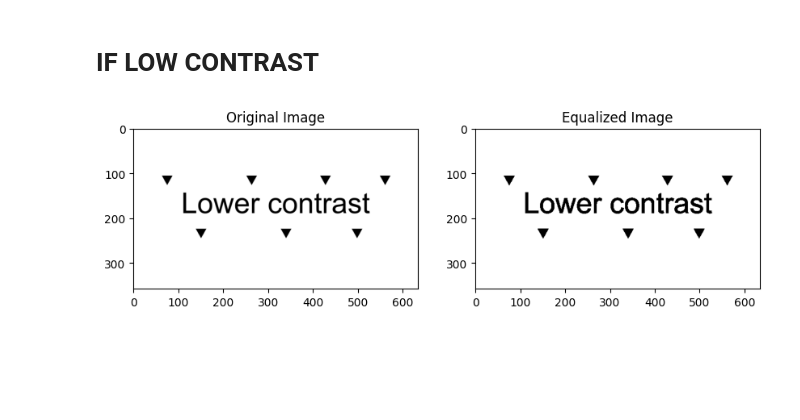
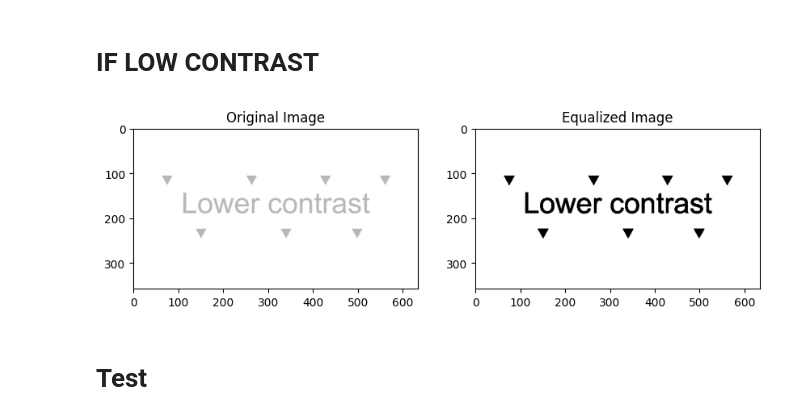
Before and after one commit to nosakail/OCR, a Jupyter notebook: experimental-framework/get_best_parameters.ipynb, the cells around one changed output. Cells and saved outputs as stored; diff of their text form; code cells hidden in the pictures; blank space fills up the shorter version.

```diff
--- a/experimental-framework/get_best_parameters.ipynb
+++ b/experimental-framework/get_best_parameters.ipynb
@@ -169,18 +168,22 @@ True
 # %% [markdown]
 # IF LOW CONTRAST
 # %%
+imgo = cv2.imread('test/low2.png')
+
 # Charger l'image
 img = cv2.imread('test/low2.png', cv2.IMREAD_GRAYSCALE)
 
 # Appliquer l'égalisation d'histogramme
 img_equalized = cv2.equalizeHist(img)
 
 # Afficher les images d'origine et égalisée côte à côte
 fig, axs = plt.subplots(1, 2, figsize=(10, 5))
-axs[0].imshow(img, cmap='gray')
+axs[0].imshow(imgo)
 axs[0].set_title('Original Image')
 axs[1].imshow(img_equalized, cmap='gray')
 axs[1].set_title('Equalized Image')
 plt.show()
 # %% [output]
-[figure, old version]
+[figure, new version]
+# %% [markdown]
+# Test
```
Also changed, not shown: parts of 1 cell of this notebook, 1 other file.
